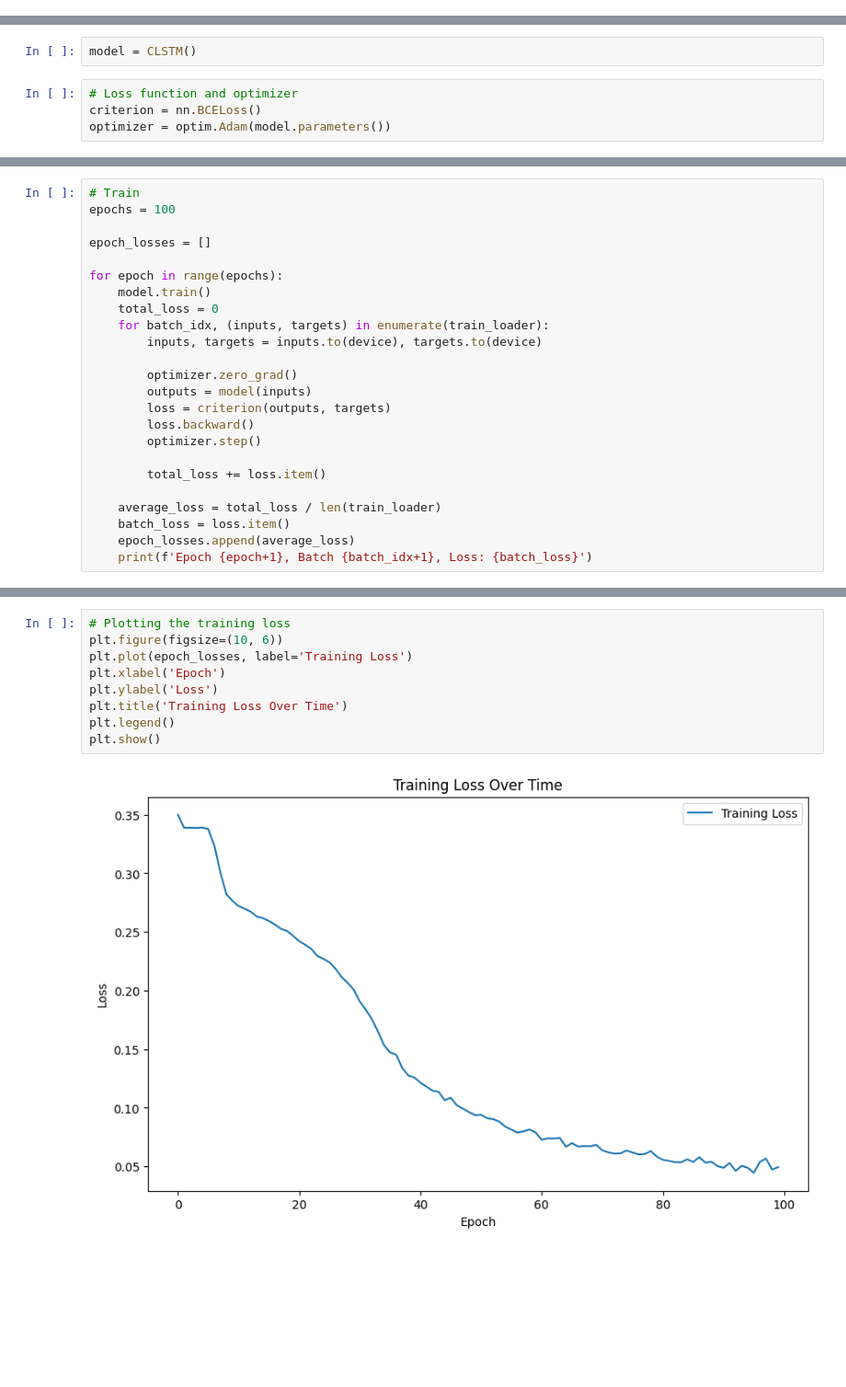
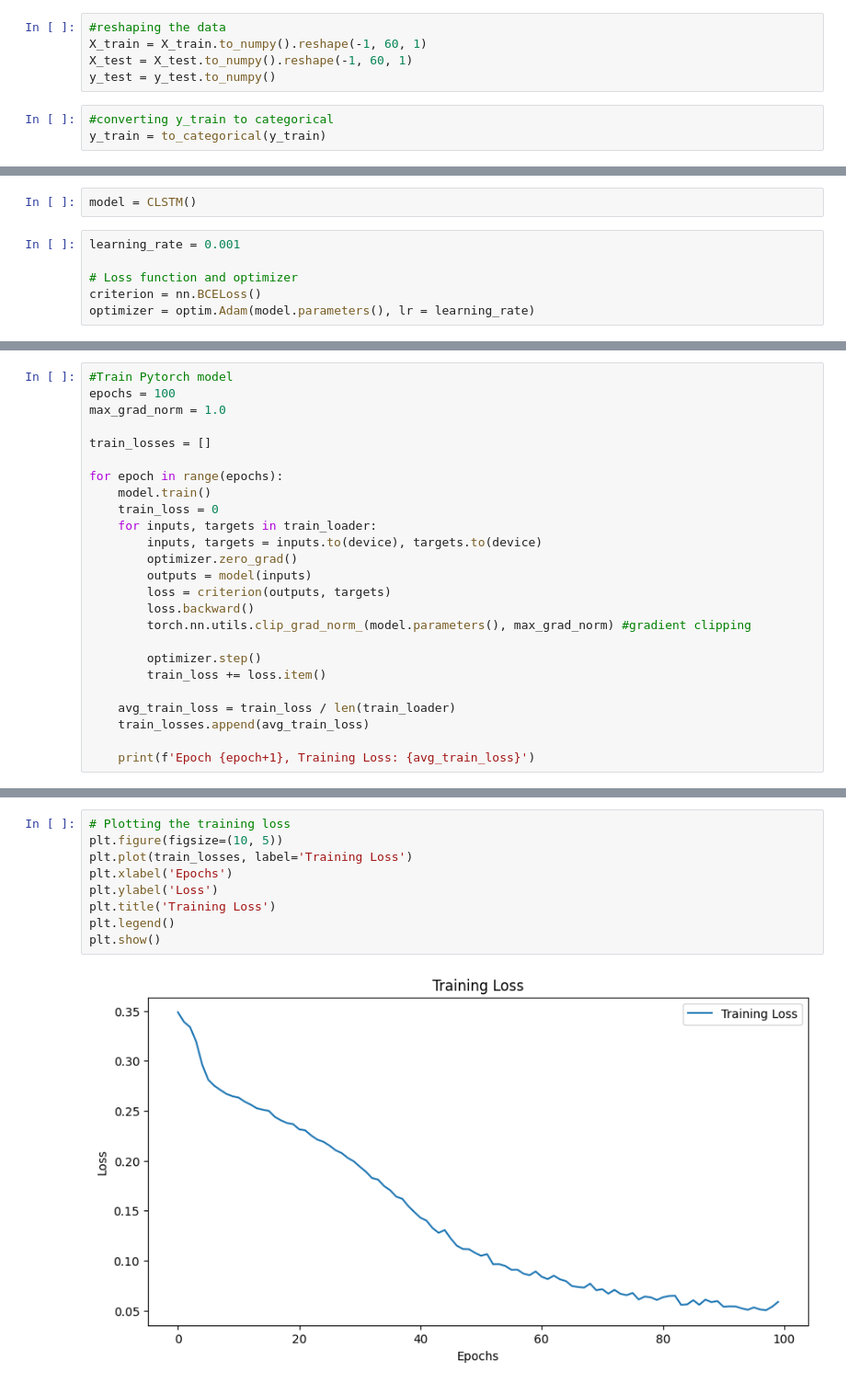
Before and after one commit to brian-x-zhang/CS7643-Anamoly, a Jupyter notebook: anomaly_detection.ipynb, the cells around one changed output, grey strips where cells are left out. Shown: that part at 92% size. Drawn from its saved outputs; the diff is of its cells as text; blank space fills up the shorter version.

```diff
--- a/anomaly_detection.ipynb
+++ b/anomaly_detection.ipynb
@@ -202,0 +249,8 @@ test_loader = DataLoader(test_data, batch_size=batch_size, shuffle=False)
+# %%
+#reshaping the data
+X_train = X_train.to_numpy().reshape(-1, 60, 1)
+X_test = X_test.to_numpy().reshape(-1, 60, 1)
+y_test = y_test.to_numpy()
+# %%
+#converting y_train to categorical
+y_train = to_categorical(y_train)
@@ -203,6 +299,8 @@ test_loader = DataLoader(test_data, batch_size=batch_size, shuffle=False)
 # %%
 model = CLSTM()
 # %%
+learning_rate = 0.001
+
 # Loss function and optimizer
 criterion = nn.BCELoss()
-optimizer = optim.Adam(model.parameters())
+optimizer = optim.Adam(model.parameters(), lr = learning_rate)
@@ -226,27 +348,28 @@ CLSTM(
   (flatten): Flatten(start_dim=1, end_dim=-1)
 )
 # %%
-# Train
+#Train Pytorch model
 epochs = 100
+max_grad_norm = 1.0
 
-epoch_losses = []
+train_losses = []
 
 for epoch in range(epochs):
     model.train()
-    total_loss = 0
-    for batch_idx, (inputs, targets) in enumerate(train_loader):
+    train_loss = 0
+    for inputs, targets in train_loader:
         inputs, targets = inputs.to(device), targets.to(device)
-
         optimizer.zero_grad()
         outputs = model(inputs)
         loss = criterion(outputs, targets)
         loss.backward()
+        torch.nn.utils.clip_grad_norm_(model.parameters(), max_grad_norm) #gradient clipping
+
         optimizer.step()
+        train_loss += loss.item()
 
-        total_loss += loss.item()
+    avg_train_loss = train_loss / len(train_loader)
+    train_losses.append(avg_train_loss)
 
-    average_loss = total_loss / len(train_loader)
-    batch_loss = loss.item()
-    epoch_losses.append(average_loss)
-    print(f'Epoch {epoch+1}, Batch {batch_idx+1}, Loss: {batch_loss}')
+    print(f'Epoch {epoch+1}, Training Loss: {avg_train_loss}')
 # %% [output]
@@ -270,11 +393,11 @@ Epoch 100, Batch 127, Loss: 0.05456245690584183
 # %%
 # Plotting the training loss
-plt.figure(figsize=(10, 6))
-plt.plot(epoch_losses, label='Training Loss')
-plt.xlabel('Epoch')
+plt.figure(figsize=(10, 5))
+plt.plot(train_losses, label='Training Loss')
+plt.xlabel('Epochs')
 plt.ylabel('Loss')
-plt.title('Training Loss Over Time')
+plt.title('Training Loss')
 plt.legend()
 plt.show()
 # %% [output]
-[figure, old version]
+[figure, new version]
```
Also changed, not shown: parts of 20 cells of this notebook.
